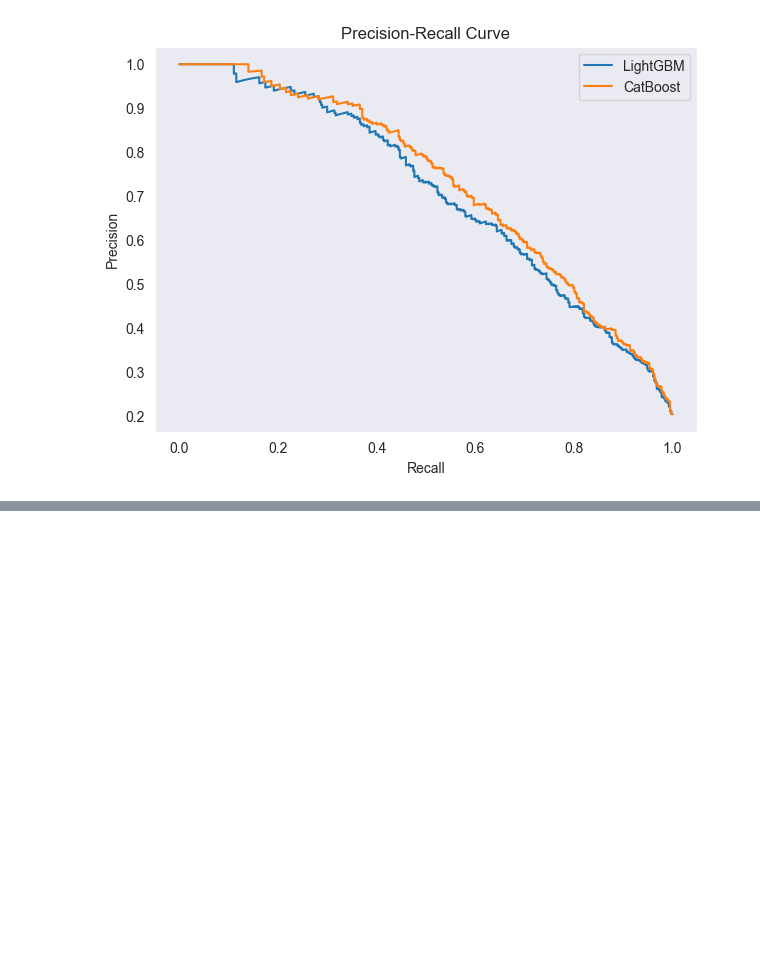
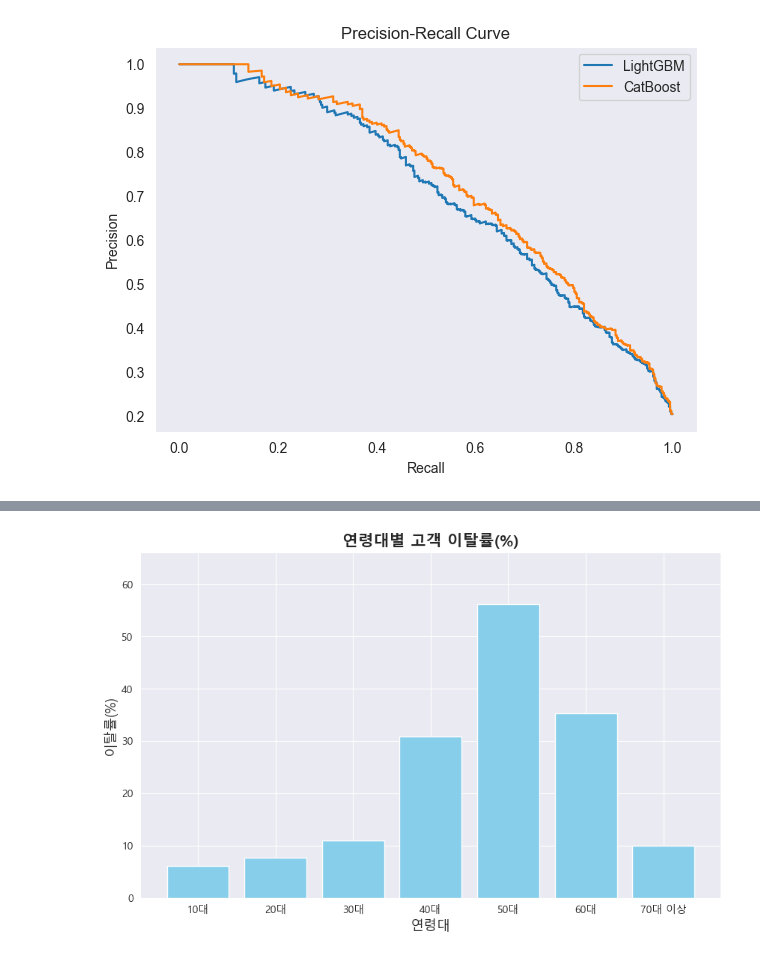
Before and after one commit to teolex/SKN14-2nd-2Team, a Jupyter notebook: KimJinmuk/Credit_Card_Customer_Churn.ipynb, the cells around one changed output, grey strips where cells are left out. Drawn from its saved outputs; the diff is of its cells as text; code cells hidden in the pictures; blank space fills up the shorter version.

```diff
--- a/KimJinmuk/Credit_Card_Customer_Churn.ipynb
+++ b/KimJinmuk/Credit_Card_Customer_Churn.ipynb
@@ -439,0 +478,42 @@ plt.show()
+# %%
+import pandas as pd
+import matplotlib.pyplot as plt
+
+# 예시 데이터프레임(df)에서 연령대 그룹화
+def create_age_group(age):
+    if age < 20:
+        return '10대'
+    elif age < 30:
+        return '20대'
+    elif age < 40:
+        return '30대'
+    elif age < 50:
+        return '40대'
+    elif age < 60:
+        return '50대'
+    elif age < 70:
+        return '60대'
+    else:
+        return '70대 이상'
+
+df['AgeGroup'] = df['Age'].apply(create_age_group)
+
+# 연령대별 이탈률(%) 계산
+age_groups = ['10대', '20대', '30대', '40대', '50대', '60대', '70대 이상']
+exit_rates = []
+for ag in age_groups:
+    total = df[df['AgeGroup'] == ag].shape[0]
+    exited = df[(df['AgeGroup'] == ag) & (df['Exited'] == 1)].shape[0]
+    rate = (exited / total * 100) if total > 0 else 0
+    exit_rates.append(rate)
+
+# 시각화
+plt.figure(figsize=(10, 6))
+plt.bar(age_groups, exit_rates, color='skyblue')
+plt.title('연령대별 고객 이탈률(%)', fontsize=15, fontweight='bold')
+plt.xlabel('연령대', fontsize=13)
+plt.ylabel('이탈률(%)', fontsize=13)
+plt.ylim(0, max(exit_rates)+10)
+plt.show()
+# %% [output]
+[figure, added]
```
Also changed, not shown: parts of 4 cells of this notebook, 1 other file.
